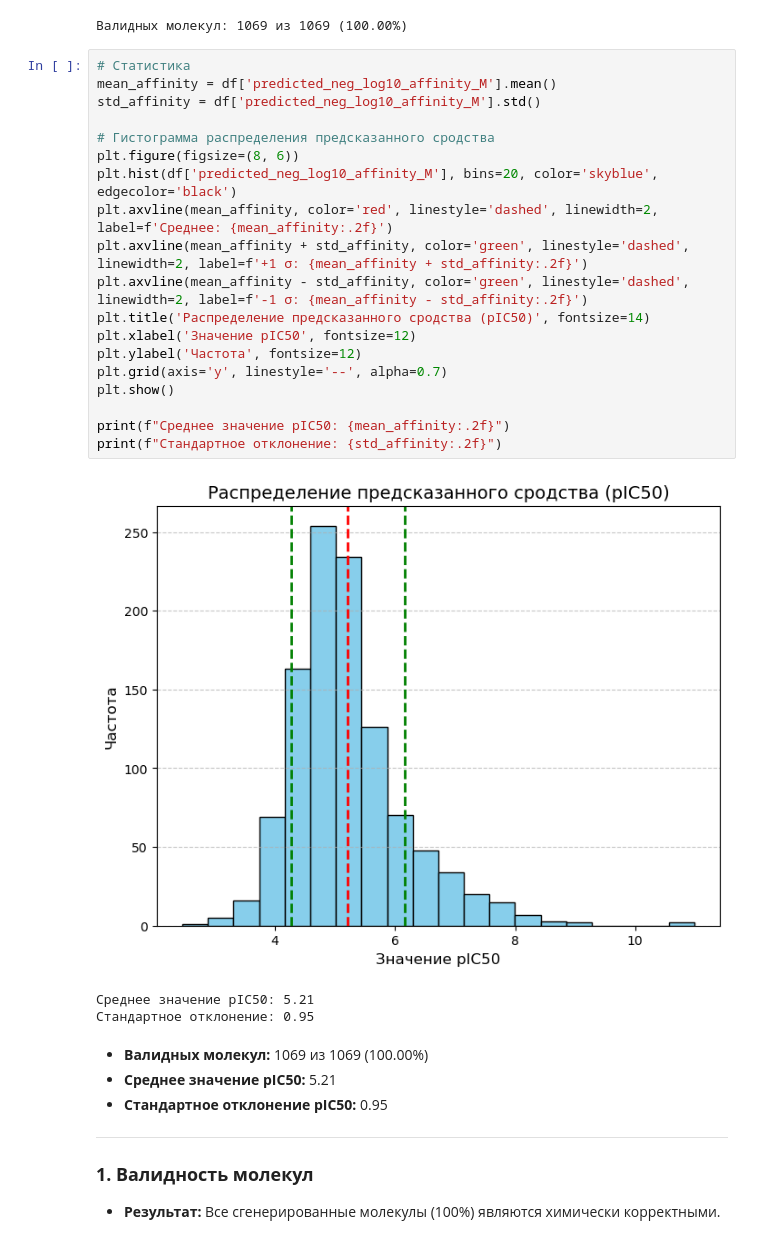
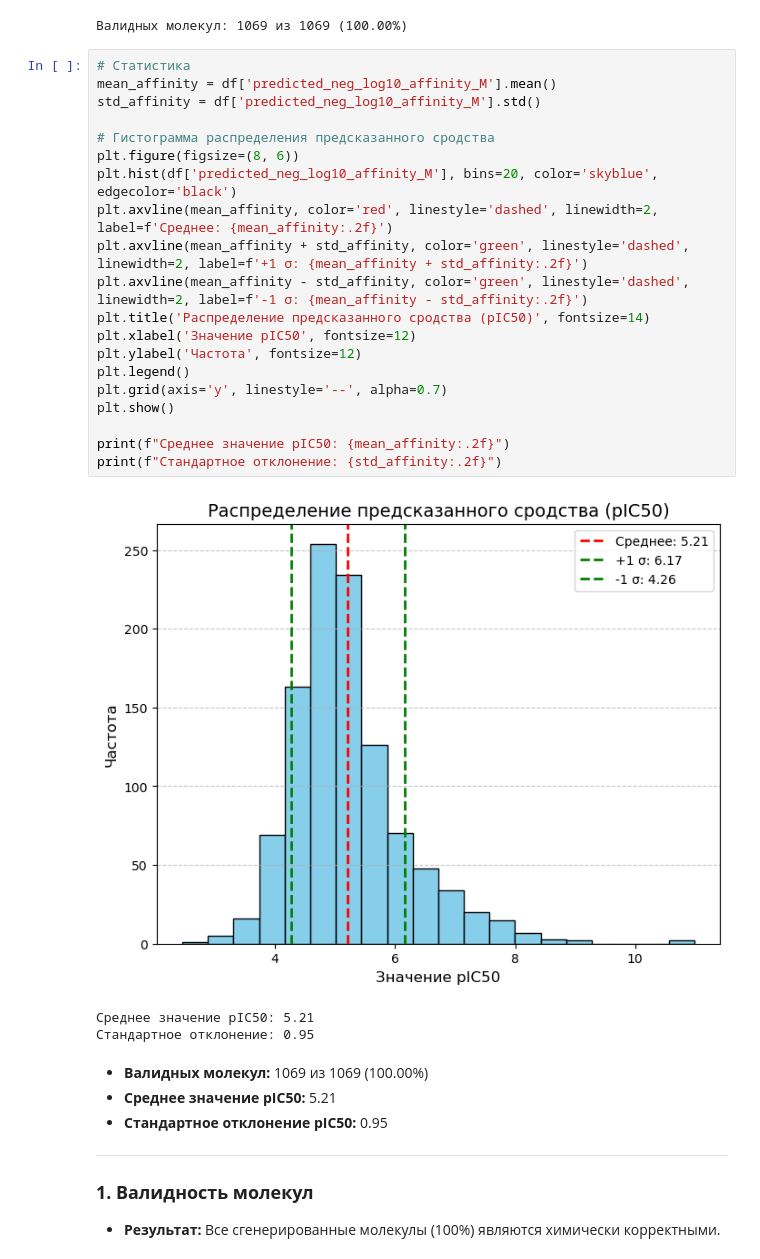
Before and after one commit to LisenKapusta/BioMol-Generator, a Jupyter notebook: data/analys/analys_bapulm_result.ipynb, the cells around one changed output. Drawn from its saved outputs; the diff is of its cells as text.

```diff
--- a/data/analys/analys_bapulm_result.ipynb
+++ b/data/analys/analys_bapulm_result.ipynb
@@ -549,24 +621,25 @@ print(f"Валидных молекул: {valid_count} из {total_count} ({vali
 # %%
 # Статистика
 mean_affinity = df['predicted_neg_log10_affinity_M'].mean()
 std_affinity = df['predicted_neg_log10_affinity_M'].std()
 
 # Гистограмма распределения предсказанного сродства
 plt.figure(figsize=(8, 6))
 plt.hist(df['predicted_neg_log10_affinity_M'], bins=20, color='skyblue', edgecolor='black')
 plt.axvline(mean_affinity, color='red', linestyle='dashed', linewidth=2, label=f'Среднее: {mean_affinity:.2f}')
 plt.axvline(mean_affinity + std_affinity, color='green', linestyle='dashed', linewidth=2, label=f'+1 σ: {mean_affinity + std_affinity:.2f}')
 plt.axvline(mean_affinity - std_affinity, color='green', linestyle='dashed', linewidth=2, label=f'-1 σ: {mean_affinity - std_affinity:.2f}')
 plt.title('Распределение предсказанного сродства (pIC50)', fontsize=14)
 plt.xlabel('Значение pIC50', fontsize=12)
 plt.ylabel('Частота', fontsize=12)
+plt.legend()
 plt.grid(axis='y', linestyle='--', alpha=0.7)
 plt.show()
 
 print(f"Среднее значение pIC50: {mean_affinity:.2f}")
 print(f"Стандартное отклонение: {std_affinity:.2f}")
 # %% [output]
-[figure, old version]
+[figure, new version]
 Среднее значение pIC50: 5.21
 Стандартное отклонение: 0.95
 # %% [markdown]
```
Also changed, not shown: parts of 5 cells of this notebook.
